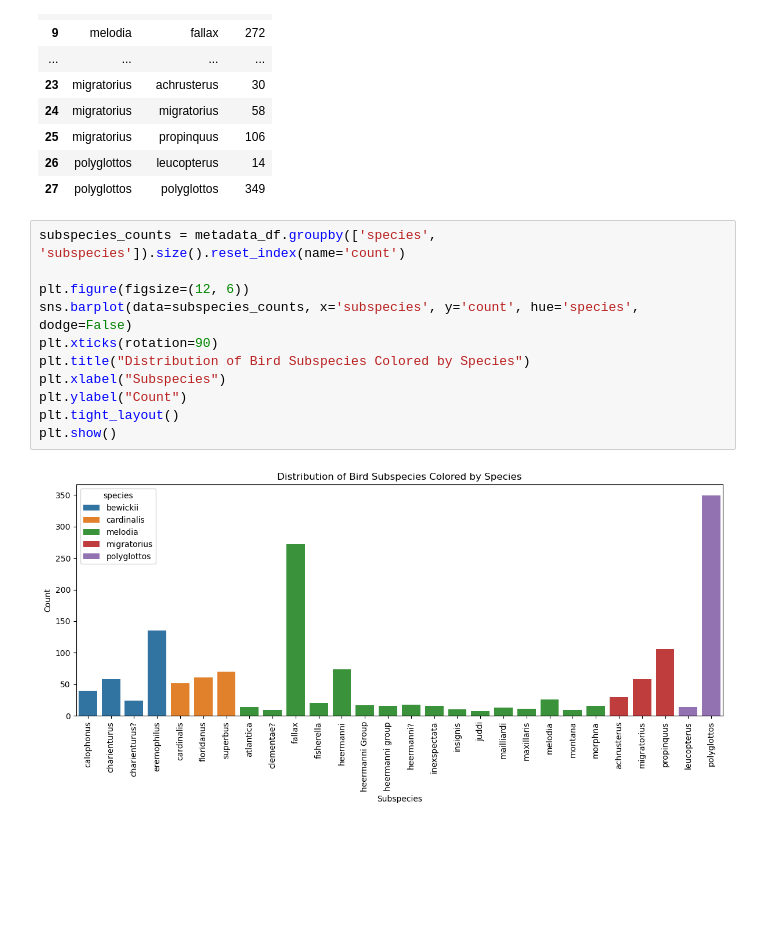
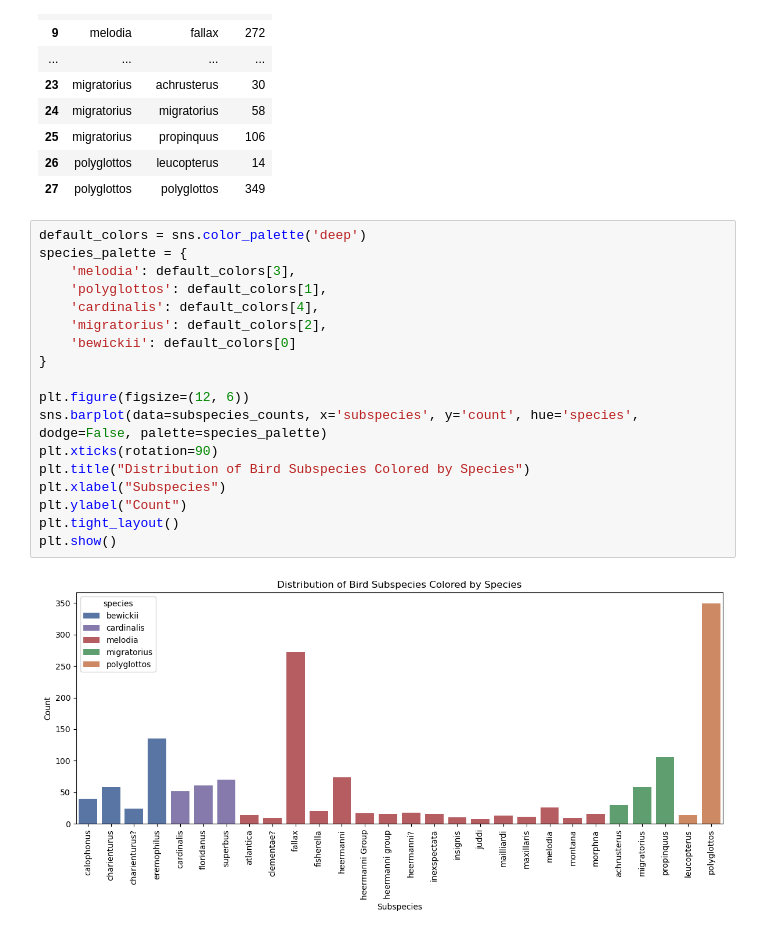
Before and after one commit to PaulHBartley/DTSA-5510, a Jupyter notebook: DTSA-5510_final_project.ipynb, the cells around one changed output. Saved outputs shown, nothing was run; the diff lists cells and outputs as text; blank space fills up the shorter version.

```diff
--- a/DTSA-5510_final_project.ipynb
+++ b/DTSA-5510_final_project.ipynb
@@ -133,15 +113,22 @@ subspecies_counts
 | 26 | polyglottos | leucopterus | 14 |
 | 27 | polyglottos | polyglottos | 349 |
 # %%
-subspecies_counts = metadata_df.groupby(['species', 'subspecies']).size().reset_index(name='count')
+default_colors = sns.color_palette('deep')
+species_palette = {
+    'melodia': default_colors[3],
+    'polyglottos': default_colors[1],
+    'cardinalis': default_colors[4],
+    'migratorius': default_colors[2],
+    'bewickii': default_colors[0]
+}
 
 plt.figure(figsize=(12, 6))
-sns.barplot(data=subspecies_counts, x='subspecies', y='count', hue='species', dodge=False)
+sns.barplot(data=subspecies_counts, x='subspecies', y='count', hue='species', dodge=False, palette=species_palette)
 plt.xticks(rotation=90)
 plt.title("Distribution of Bird Subspecies Colored by Species")
 plt.xlabel("Subspecies")
 plt.ylabel("Count")
 plt.tight_layout()
 plt.show()
 # %% [output]
-[figure, old version]
+[figure, new version]
```
Also changed, not shown: parts of 3 cells of this notebook.
